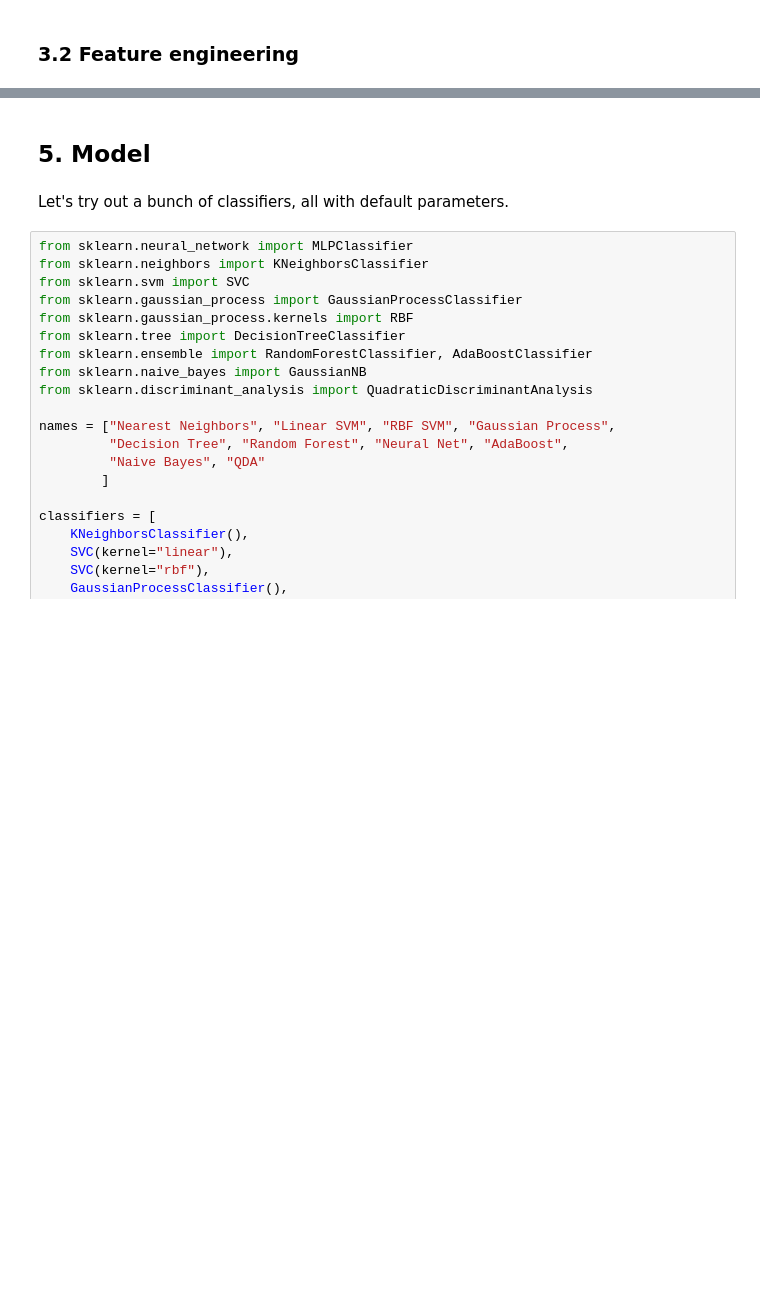
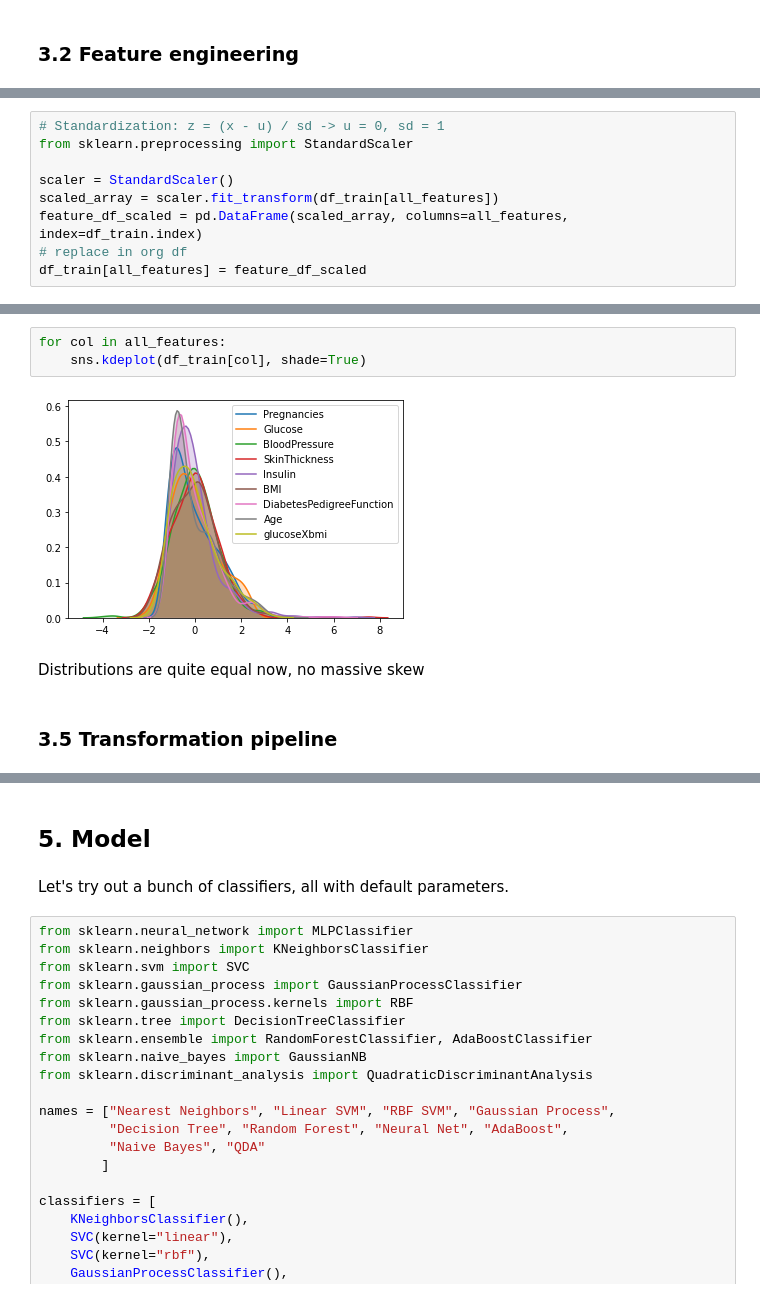
Before and after one commit to Esrem5/PredictDiabetes, a Jupyter notebook: diabetes.ipynb, the cells around one changed output, grey strips where cells are left out. Cells and saved outputs as stored; diff of their text form; blank space fills up the shorter version.

Commit message:
Pipeline added

```diff
--- a/diabetes.ipynb
+++ b/diabetes.ipynb
@@ -229,0 +317,9 @@ After n zeros: 0
+# %%
+# Standardization: z = (x - u) / sd -> u = 0, sd = 1
+from sklearn.preprocessing import StandardScaler
+
+scaler = StandardScaler()
+scaled_array = scaler.fit_transform(df_train[all_features])
+feature_df_scaled = pd.DataFrame(scaled_array, columns=all_features, index=df_train.index)
+# replace in org df
+df_train[all_features] = feature_df_scaled
@@ -229,0 +335,10 @@ After n zeros: 0
+# %%
+for col in all_features:
+    sns.kdeplot(df_train[col], shade=True)
+# %% [output]
+[figure, added]
+# %% [markdown]
+Distributions are quite equal now, no massive skew
+# %% [markdown]
+<a id='pipe'></a>
+### 3.5 Transformation pipeline
```
Also changed, not shown: parts of 57 cells of this notebook, 1 other file.
